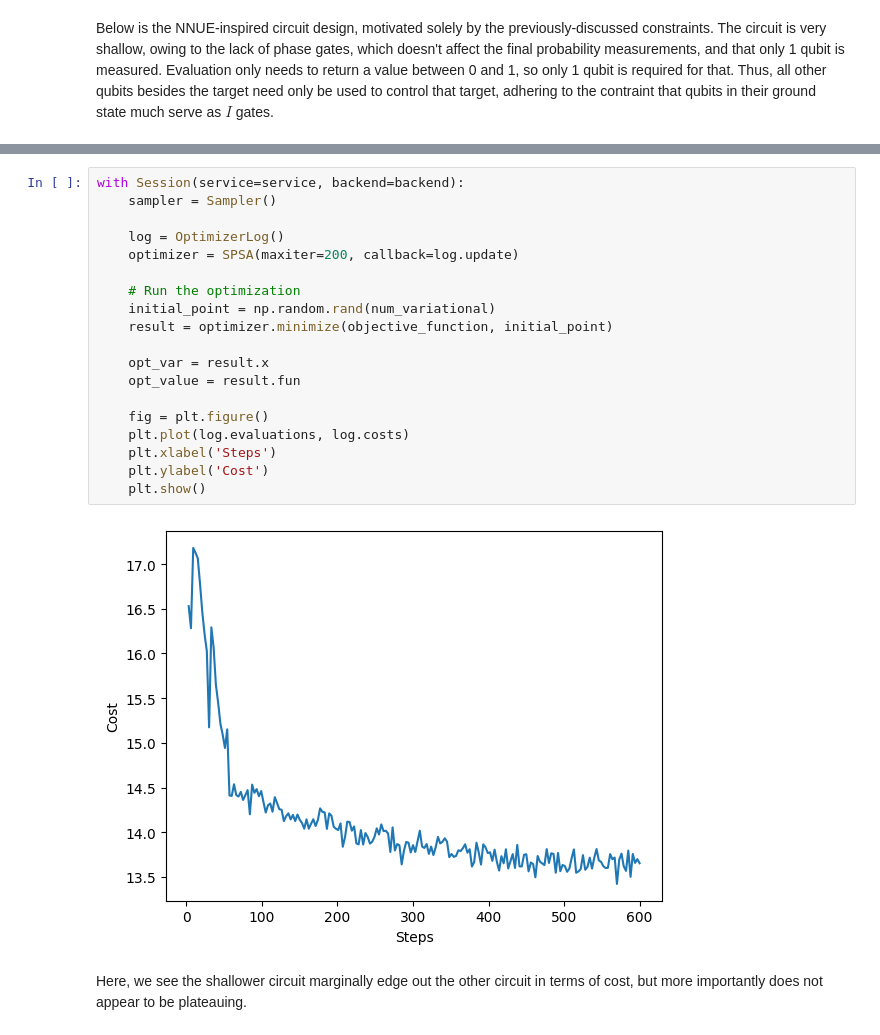
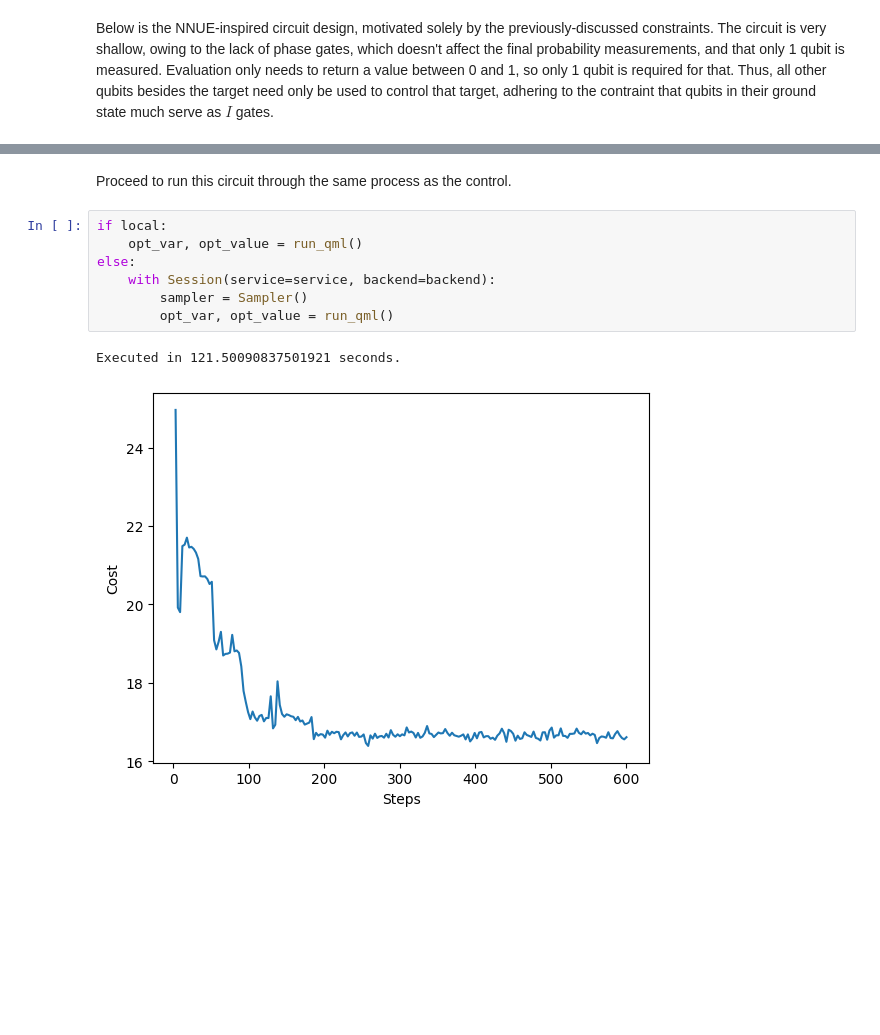
Before and after one commit to mingyoungjeng/PHSX-911-Term-Project, a Jupyter notebook: main copy.ipynb, the cells around one changed output, grey strips where cells are left out. Saved outputs shown, nothing was run; the diff lists cells and outputs as text; blank space fills up the shorter version.

```diff
--- a/main copy.ipynb
+++ b/main copy.ipynb
@@ -244,23 +289,12 @@ QML.draw('mpl', reverse_bits=True)
-# %%
-with Session(service=service, backend=backend):
-    sampler = Sampler()
-
-    log = OptimizerLog()
-    optimizer = SPSA(maxiter=200, callback=log.update)
-
-    # Run the optimization
-    initial_point = np.random.rand(num_variational)
-    result = optimizer.minimize(objective_function, initial_point)
-
-    opt_var = result.x
-    opt_value = result.fun
-
-    fig = plt.figure()
-    plt.plot(log.evaluations, log.costs)
-    plt.xlabel('Steps')
-    plt.ylabel('Cost')
-    plt.show()
-# %% [output]
-[figure, removed]
-# %% [markdown]
-Here, we see the shallower circuit marginally edge out the other circuit in terms of cost, but more importantly does not appear to be plateauing.
+# %% [markdown]
+Proceed to run this circuit through the same process as the control.
+# %%
+if local:
+    opt_var, opt_value = run_qml()
+else:
+    with Session(service=service, backend=backend):
+        sampler = Sampler()
+        opt_var, opt_value = run_qml()
+# %% [output]
+Executed in 121.50090837501921 seconds.
+[figure, added]
```
Also changed, not shown: parts of 28 cells of this notebook, 1 other file.
